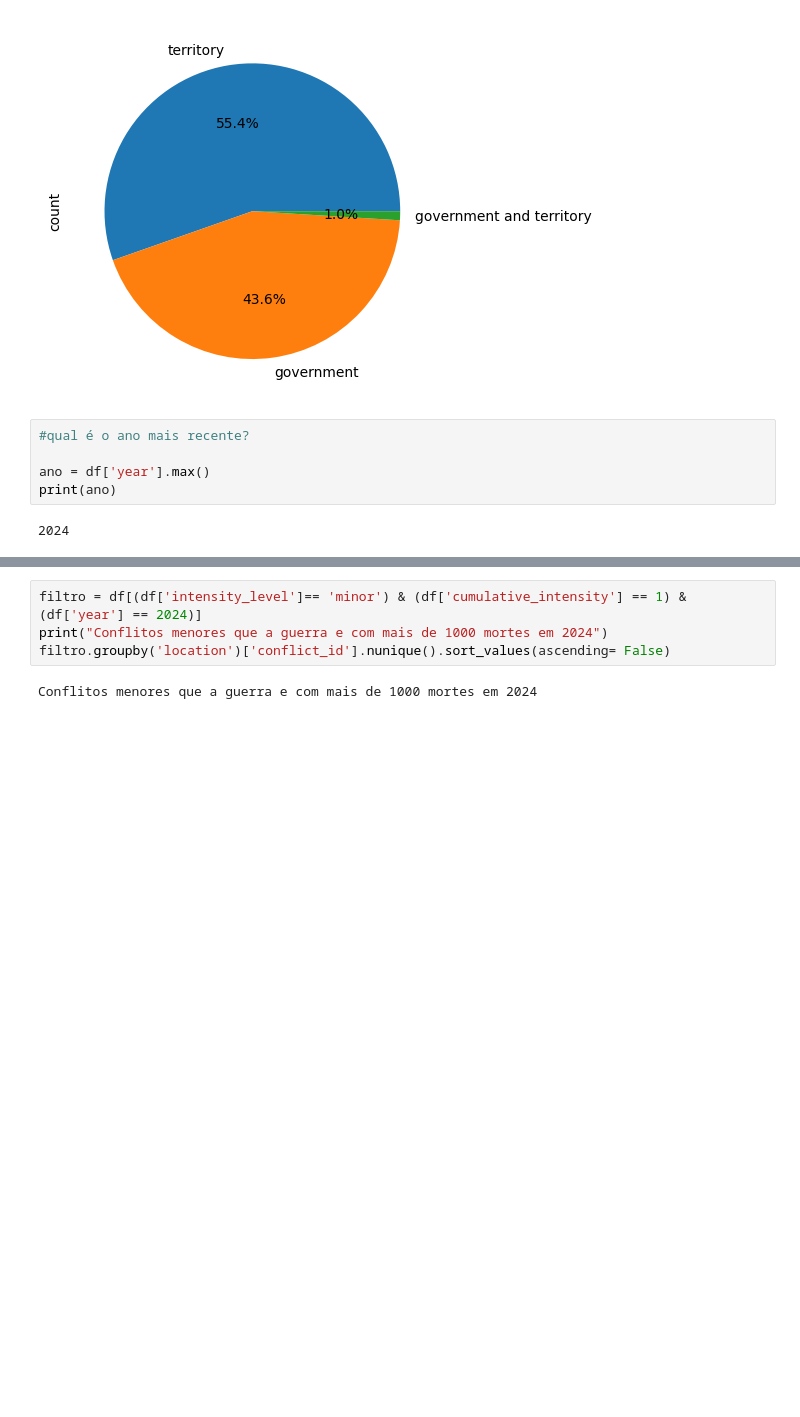
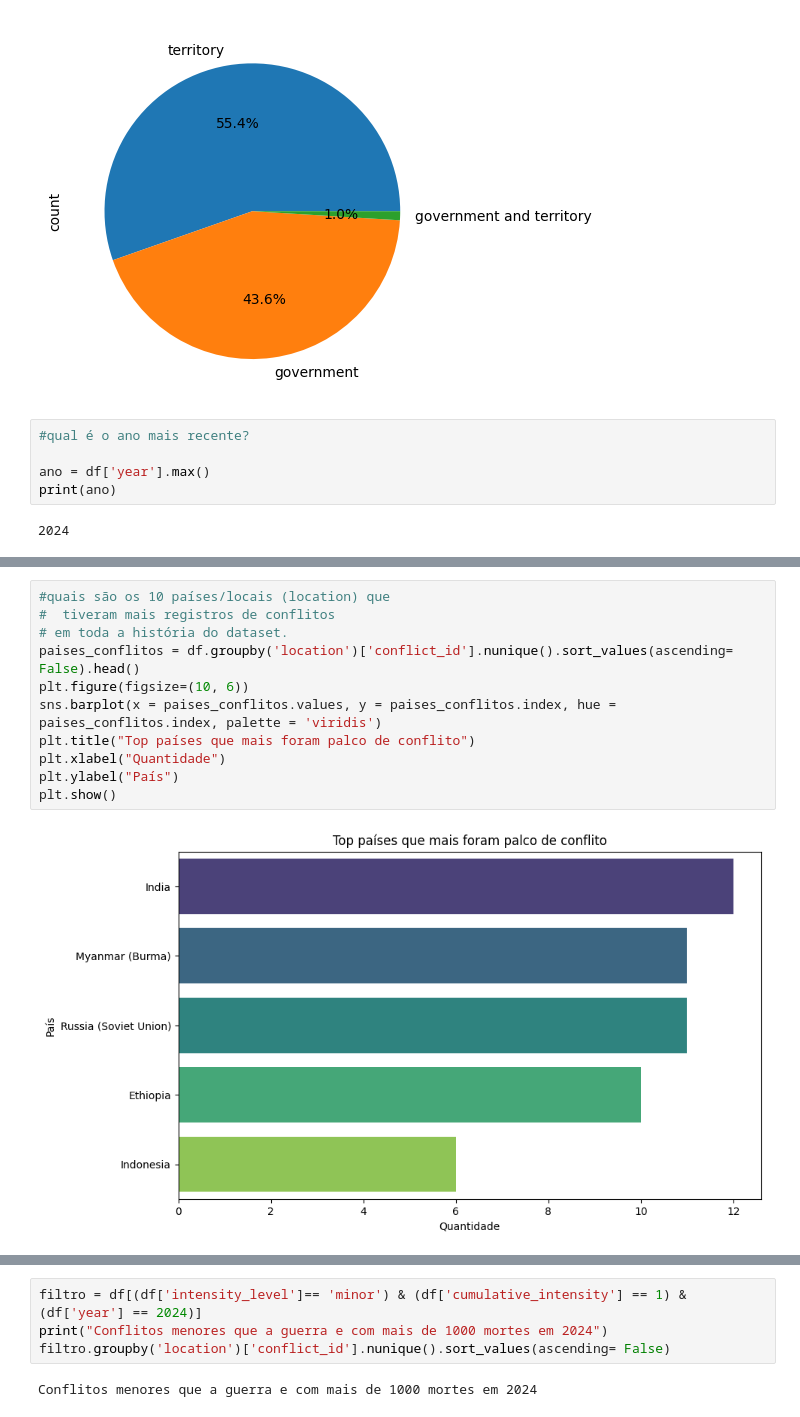
Before and after one commit to IuryFranca15/Conflitos_armados_database, a Jupyter notebook: conflitos.ipynb, the cells around one changed output, grey strips where cells are left out. Cells and saved outputs as stored; diff of their text form; blank space fills up the shorter version.

```diff
--- a/conflitos.ipynb
+++ b/conflitos.ipynb
@@ -102,0 +104,13 @@ plt.show()
+# %%
+#quais são os 10 países/locais (location) que
+#  tiveram mais registros de conflitos
+# em toda a história do dataset.
+paises_conflitos = df.groupby('location')['conflict_id'].nunique().sort_values(ascending= False).head()
+plt.figure(figsize=(10, 6))
+sns.barplot(x = paises_conflitos.values, y = paises_conflitos.index, hue = paises_conflitos.index, palette = 'viridis')
+plt.title("Top países que mais foram palco de conflito")
+plt.xlabel("Quantidade")
+plt.ylabel("País")
+plt.show()
+# %% [output]
+[figure, added]
```
Also changed, not shown: parts of 8 cells of this notebook.
